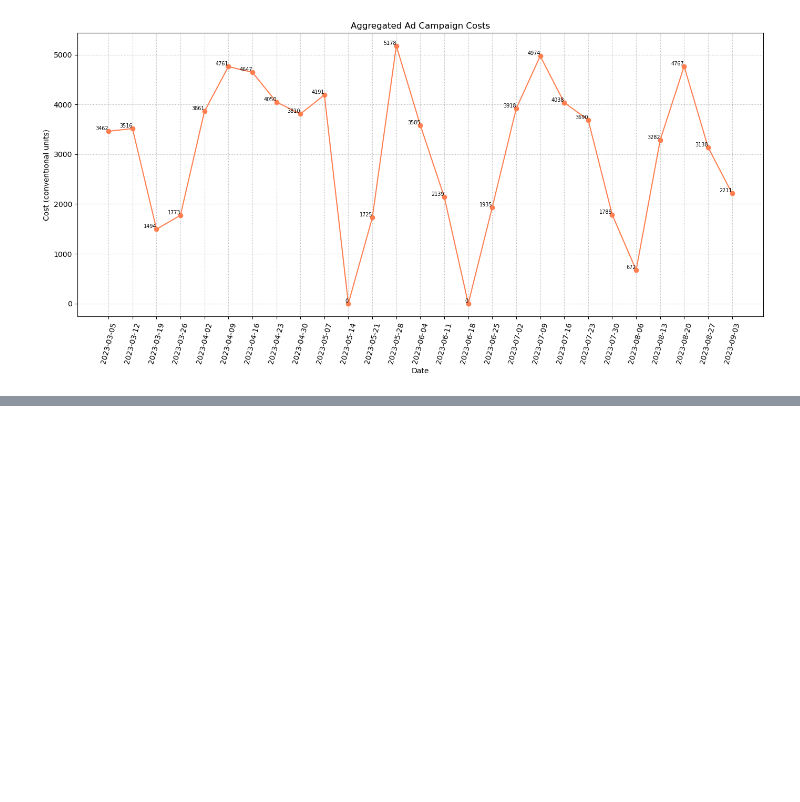
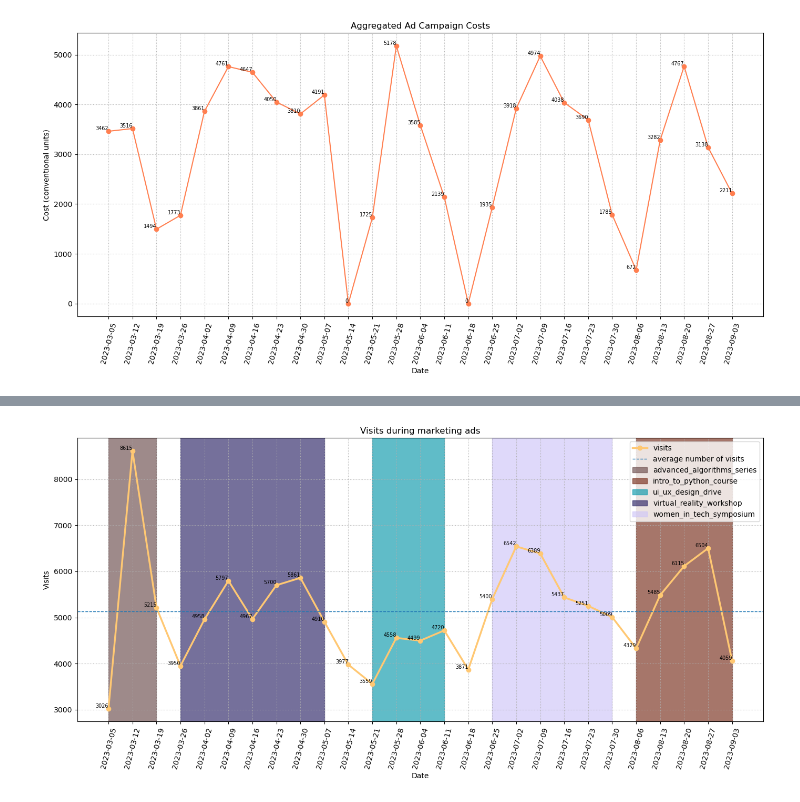
Before and after one commit to Unbeliev4ble/Conversion_dashboard, a Jupyter notebook: charts_project.ipynb, the cells around one changed output, grey strips where cells are left out. Saved outputs shown, nothing was run; the diff lists cells and outputs as text; code cells hidden in the pictures; blank space fills up the shorter version.

```diff
--- a/charts_project.ipynb
+++ b/charts_project.ipynb
@@ -469,0 +430,44 @@ plt.show()
+# %%
+# визиты c выделением рекламных кампаний
+
+fig, ax = plt.subplots(figsize=(14, 7))
+
+plt.plot(gr_dates['date_group'],
+           gr_dates['visits'],
+           charts_colors['visits'],
+           linewidth=2.5,
+           marker="o",
+           label = 'visits')
+
+for x, y in zip(gr_dates['date_group'], gr_dates['visits']):
+    plt.text(x, y, f"{round(y)}", fontsize=7, ha='right', va='bottom')
+
+plt.axhline(y=gr_dates['visits'].mean(),
+            linestyle='--',
+            linewidth=1,
+            label="average number of visits")
+
+# если хотим задавать цвет заливки кампаний из словаря: color=charts_colors[series['utm_campaign']]
+
+for t, series in gr_ads_dates.iterrows():
+    plt.axvspan(series['min'],
+                series['max'],
+                label = series['utm_campaign'],
+                color=np.random.rand(4,),
+                alpha = 0.65)
+
+ax.set(xlabel='Date',
+       ylabel='Visits',
+       title='Visits during marketing ads')
+
+ax.legend()
+
+plt.xticks(gr_dates['date_group'],
+           rotation=75)
+ax.grid(axis='both', ls=':')
+
+plt.tight_layout()
+plt.savefig('./charts/visits_during_marketing_ads.png')
+plt.show()
+# %% [output]
+[figure, added]
```
Also changed, not shown: parts of 5 cells of this notebook, 2 other files.
